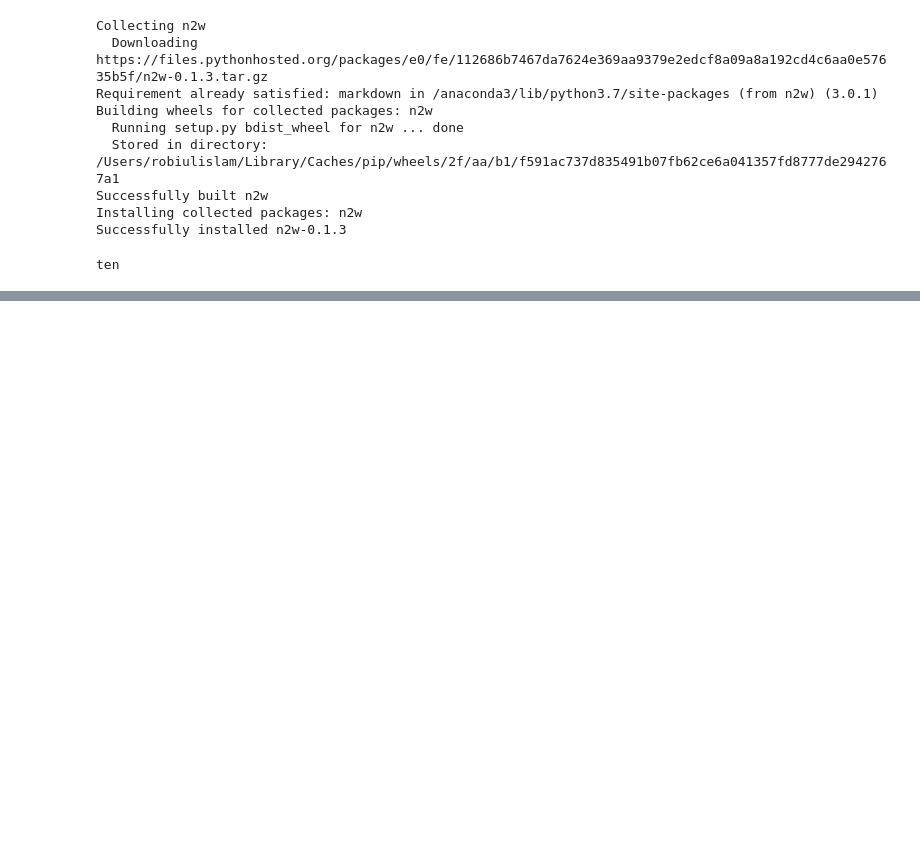
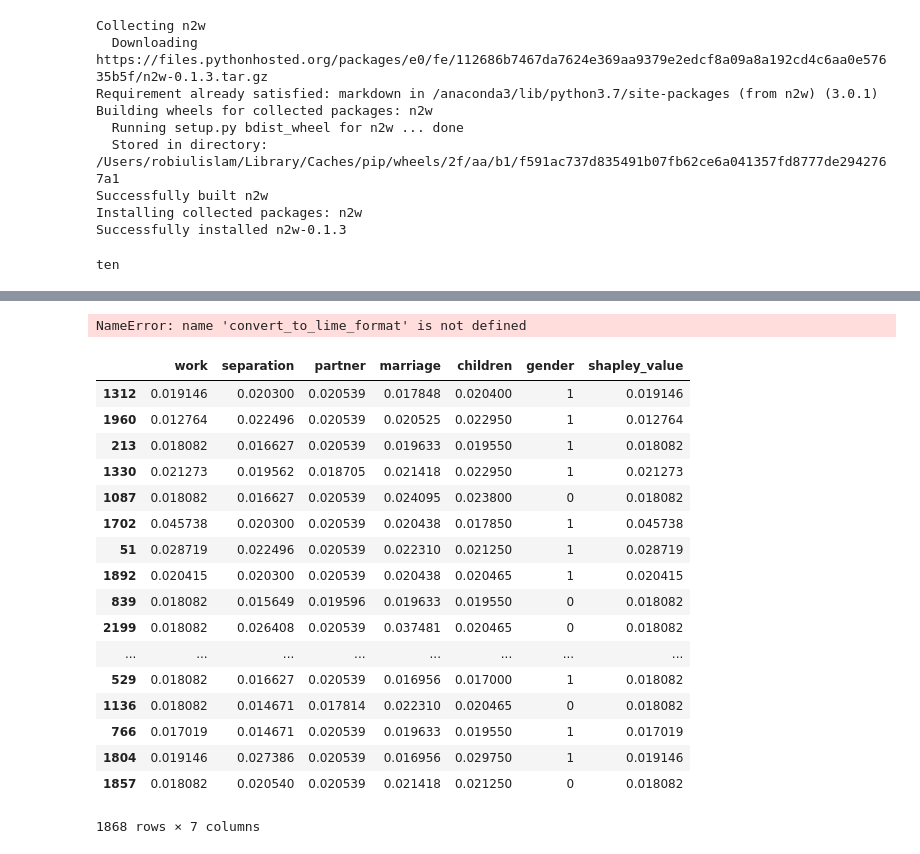
Before and after one commit to connect2robiul/DL_DemographicStudies, a Jupyter notebook: Course Work.ipynb, the cells around one changed output, grey strips where cells are left out. Drawn from its saved outputs; the diff is of its cells as text; code cells hidden in the pictures; blank space fills up the shorter version.

```diff
--- a/Course Work.ipynb
+++ b/Course Work.ipynb
@@ -642,0 +969,2 @@ ten
+# %%
+rf_model.set_params(**gs.best_params_)
@@ -642,0 +977,3 @@ ten
+# %%
+rf_model.fit(X_train, y_train)
+y_pred = rf_model.predict(X_test)
@@ -642,0 +1175,31 @@ ten
+# %%
+explainer = LimeTabularExplainer(convert_to_lime_format(X_train, categorical_names).values,
+                                 mode="classification",
+                                 feature_names=X_train.columns.tolist(),
+                                 categorical_names=categorical_names,
+                                 categorical_features=categorical_names.keys(),
+                                 discretize_continuous=True,
+                                 random_state=42)
+# %% [output]
+NameError: name 'convert_to_lime_format' is not defined
+# %%
+X_train
+# %% [output]
+|  | work | separation | partner | marriage | children | gender | shapley_value |
+| 1312 | 0.019146 | 0.020300 | 0.020539 | 0.017848 | 0.020400 | 1 | 0.019146 |
+| 1960 | 0.012764 | 0.022496 | 0.020539 | 0.020525 | 0.022950 | 1 | 0.012764 |
+| 213 | 0.018082 | 0.016627 | 0.020539 | 0.019633 | 0.019550 | 1 | 0.018082 |
+| 1330 | 0.021273 | 0.019562 | 0.018705 | 0.021418 | 0.022950 | 1 | 0.021273 |
+| 1087 | 0.018082 | 0.016627 | 0.020539 | 0.024095 | 0.023800 | 0 | 0.018082 |
+| 1702 | 0.045738 | 0.020300 | 0.020539 | 0.020438 | 0.017850 | 1 | 0.045738 |
+| 51 | 0.028719 | 0.022496 | 0.020539 | 0.022310 | 0.021250 | 1 | 0.028719 |
+| 1892 | 0.020415 | 0.020300 | 0.020539 | 0.020438 | 0.020465 | 1 | 0.020415 |
+| 839 | 0.018082 | 0.015649 | 0.019596 | 0.019633 | 0.019550 | 0 | 0.018082 |
+| 2199 | 0.018082 | 0.026408 | 0.020539 | 0.037481 | 0.020465 | 0 | 0.018082 |
+| ... | ... | ... | ... | ... | ... | ... | ... |
+| 529 | 0.018082 | 0.016627 | 0.020539 | 0.016956 | 0.017000 | 1 | 0.018082 |
+| 1136 | 0.018082 | 0.014671 | 0.017814 | 0.022310 | 0.020465 | 0 | 0.018082 |
+| 766 | 0.017019 | 0.014671 | 0.020539 | 0.019633 | 0.019550 | 1 | 0.017019 |
+| 1804 | 0.019146 | 0.027386 | 0.020539 | 0.016956 | 0.029750 | 1 | 0.019146 |
+| 1857 | 0.018082 | 0.020540 | 0.020539 | 0.021418 | 0.021250 | 0 | 0.018082 |
+1868 rows × 7 columns
```
Also changed, not shown: parts of 67 cells of this notebook.
